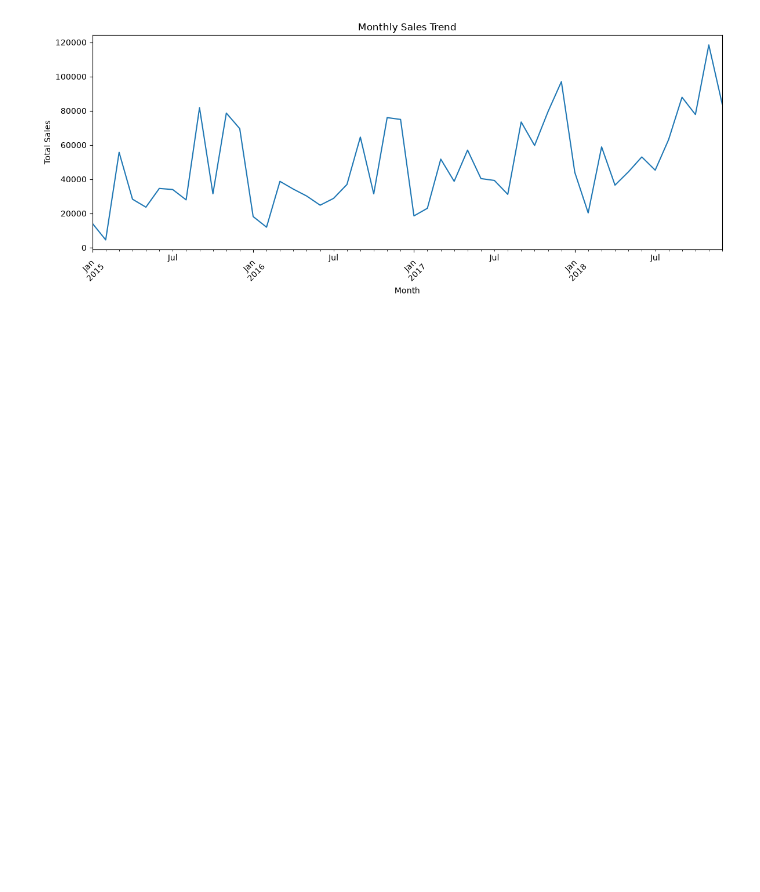
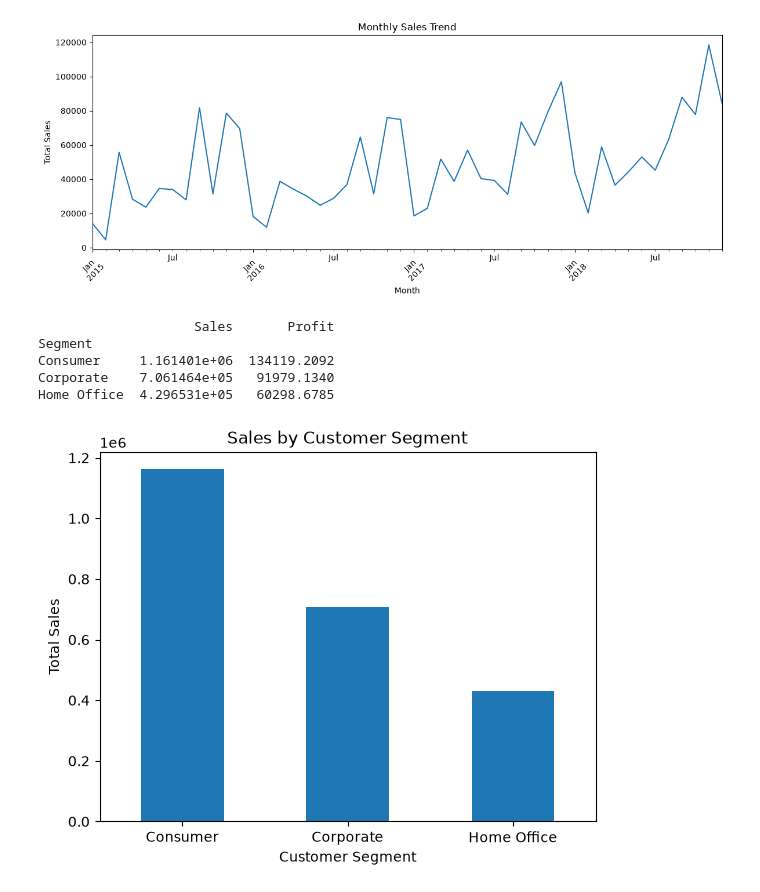
Before and after one commit to skmabjanbi/Datheon-Task1-Superstore-EDA, a Jupyter notebook: Datheon_Task1_Superstore_EDA.ipynb, the cells around one changed output. Saved outputs shown, nothing was run; the diff lists cells and outputs as text; code cells hidden in the pictures; blank space fills up the shorter version.

```diff
--- a/Datheon_Task1_Superstore_EDA.ipynb
+++ b/Datheon_Task1_Superstore_EDA.ipynb
@@ -248,3 +248,30 @@ plt.tight_layout()
 plt.show()
 # %% [output]
 [figure]
+# %%
+# Customer Segment Analysis
+
+segment_analysis = df.groupby('Segment').agg({
+    'Sales': 'sum',
+    'Profit': 'sum'
+})
+
+print(segment_analysis)
+
+# Visualize Sales by Customer Segment
+segment_analysis['Sales'].plot(
+    kind='bar',
+    title='Sales by Customer Segment',
+    xlabel='Customer Segment',
+    ylabel='Total Sales',
+    rot=0
+)
+
+plt.show()
+# %% [output]
+                    Sales       Profit
+Segment
+Consumer     1.161401e+06  134119.2092
+Corporate    7.061464e+05   91979.1340
+Home Office  4.296531e+05   60298.6785
+[figure, added]
```
Also changed, not shown: parts of 2 cells of this notebook.
